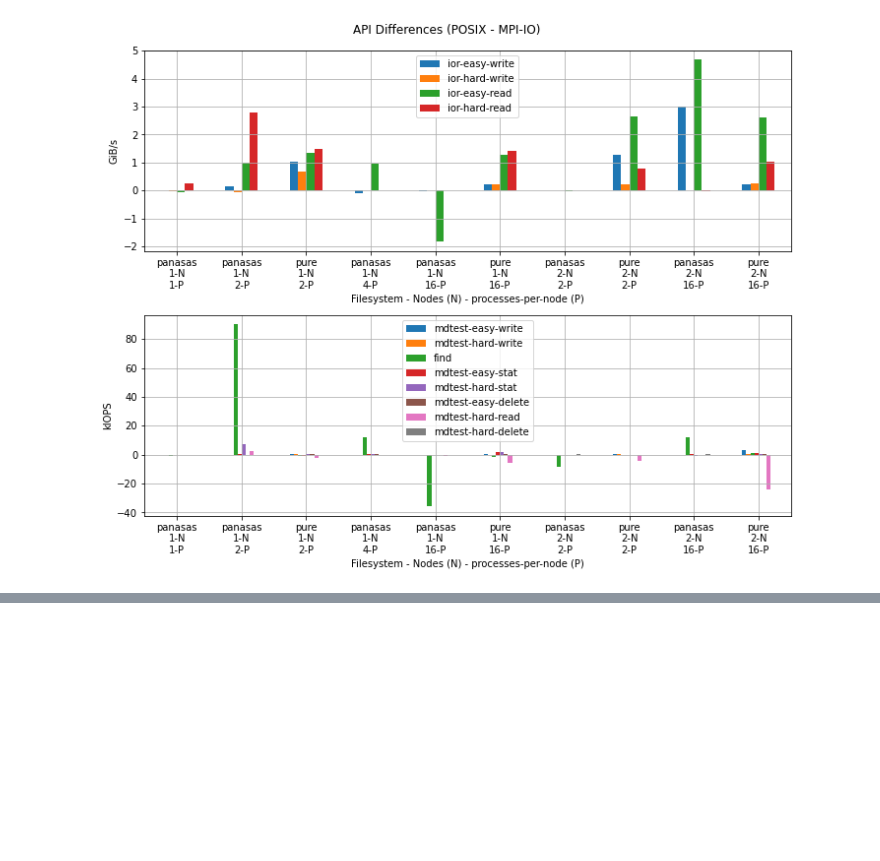
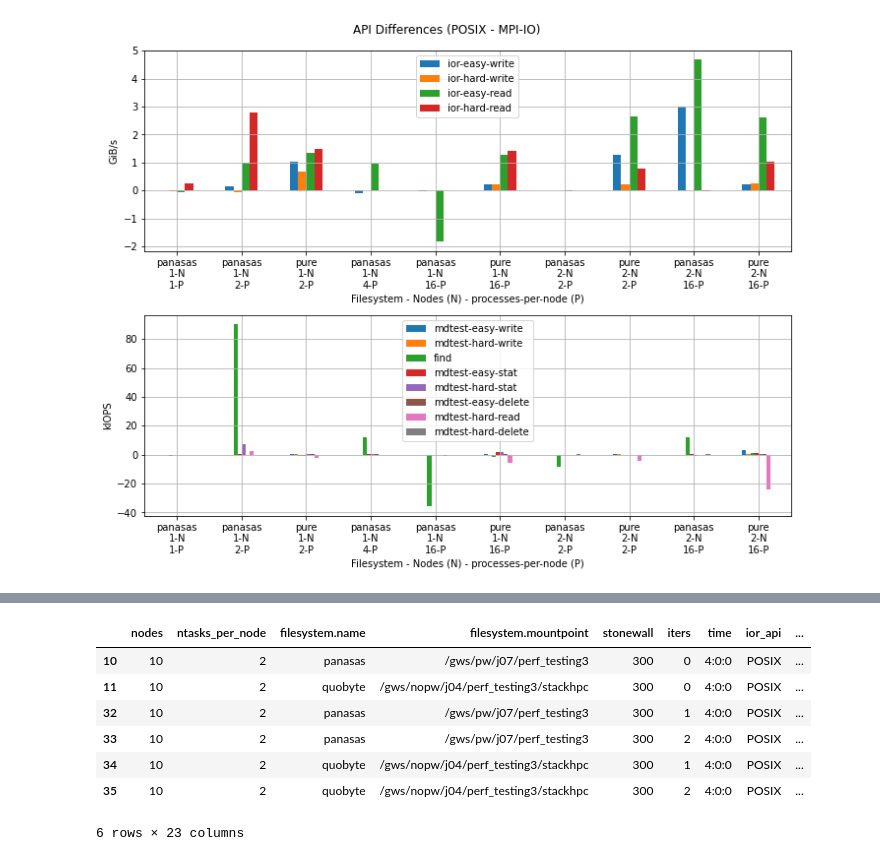
Before and after one commit to stackhpc/jasmin-fs-benchmark, a Jupyter notebook: io500/plotter2.ipynb, the cells around one changed output, grey strips where cells are left out. Cells and saved outputs as stored; diff of their text form; code cells hidden in the pictures; blank space fills up the shorter version.

```diff
--- a/io500/plotter2.ipynb
+++ b/io500/plotter2.ipynb
@@ -243,0 +366,11 @@ fig.savefig(f'figures/mpiio.png')
+# %%
+results.loc[results['nodes'] == 10]
+# %% [output]
+|  | nodes | ntasks_per_node | filesystem.name | filesystem.mountpoint | stonewall | iters | time | ior_api | ... |
+| 10 | 10 | 2 | panasas | /gws/pw/j07/perf_testing3 | 300 | 0 | 4:0:0 | POSIX | ... |
+| 11 | 10 | 2 | quobyte | /gws/nopw/j04/perf_testing3/stackhpc | 300 | 0 | 4:0:0 | POSIX | ... |
+| 32 | 10 | 2 | panasas | /gws/pw/j07/perf_testing3 | 300 | 1 | 4:0:0 | POSIX | ... |
+| 33 | 10 | 2 | panasas | /gws/pw/j07/perf_testing3 | 300 | 2 | 4:0:0 | POSIX | ... |
+| 34 | 10 | 2 | quobyte | /gws/nopw/j04/perf_testing3/stackhpc | 300 | 1 | 4:0:0 | POSIX | ... |
+| 35 | 10 | 2 | quobyte | /gws/nopw/j04/perf_testing3/stackhpc | 300 | 2 | 4:0:0 | POSIX | ... |
+6 rows × 23 columns
```
Also changed, not shown: parts of 3 cells of this notebook, 29 other files.
